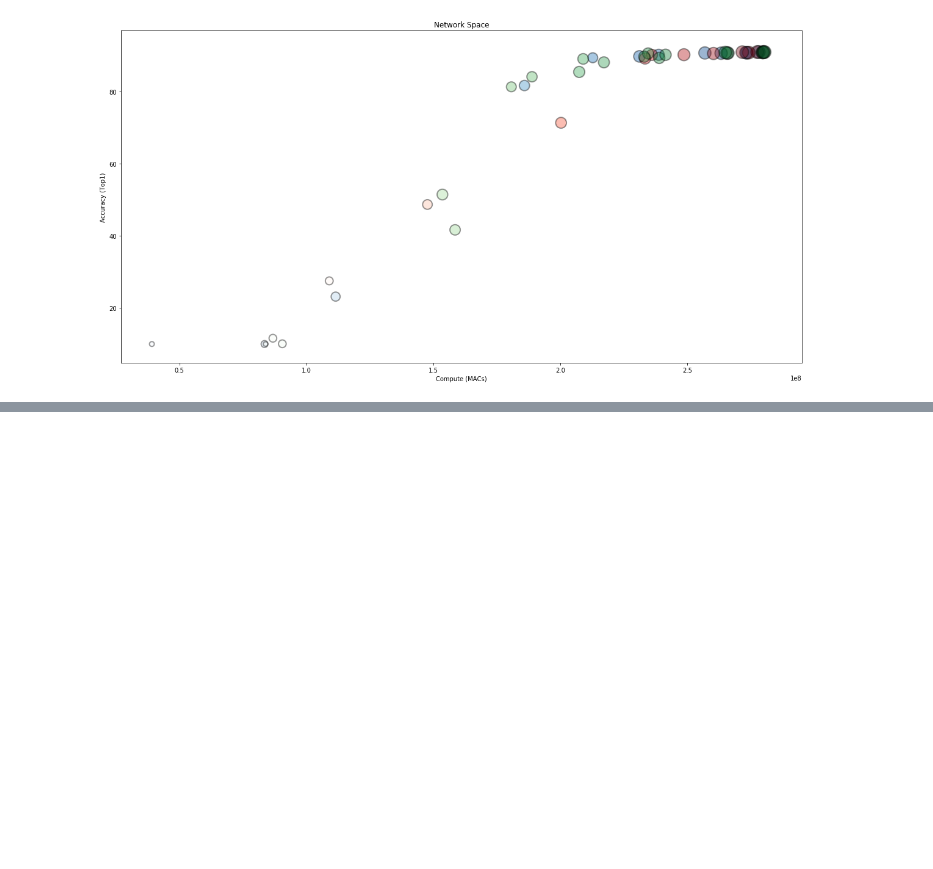
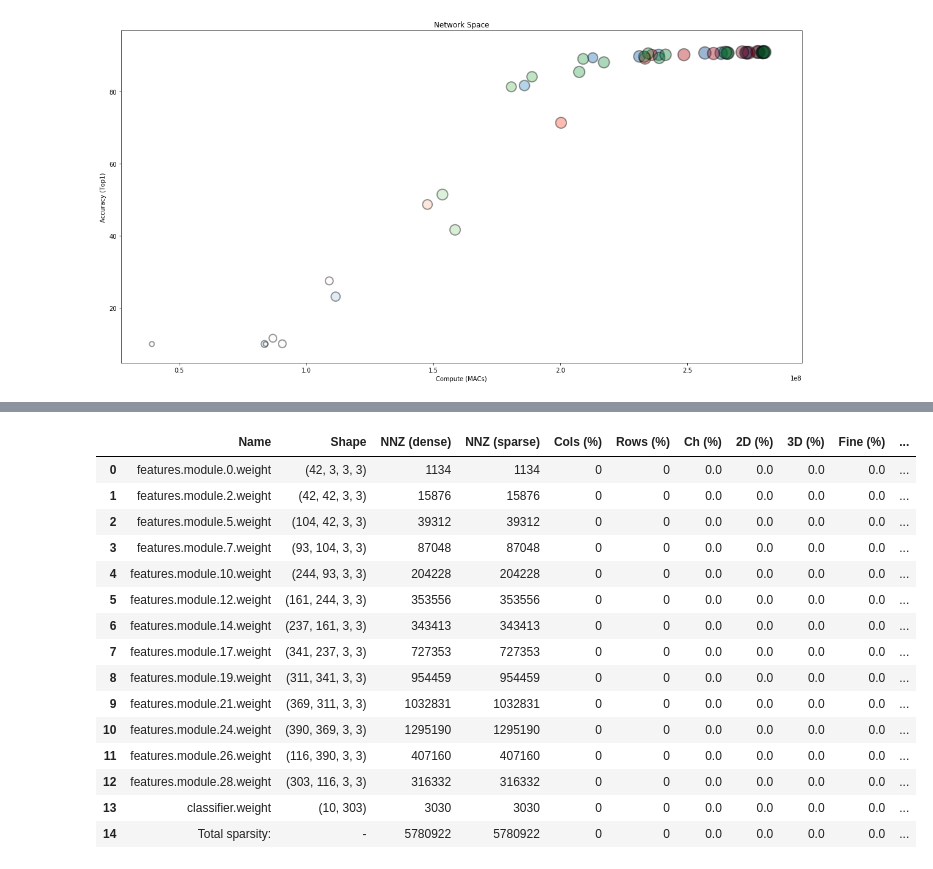
Before and after one commit to IntelLabs/distiller, a Jupyter notebook: examples/automated_deep_compression/comparing_model_spaces.ipynb, the cells around one changed output, grey strips where cells are left out. Drawn from its saved outputs; the diff is of its cells as text; code cells hidden in the pictures; blank space fills up the shorter version.

```diff
--- a/examples/automated_deep_compression/comparing_model_spaces.ipynb
+++ b/examples/automated_deep_compression/comparing_model_spaces.ipynb
@@ -67,0 +126,23 @@ plt.show()
+# %%
+checkpoint_file = "../classifier_compression/logs/master___2018.07.25-205658/BEST_adc_episode_008_checkpoint.pth.tar"
+
+model = models.create_model(pretrained=False, dataset=dataset, arch=arch)
+apputils.load_checkpoint(model, checkpoint_file);
+distiller.weights_sparsity_summary(model)
+# %% [output]
+|  | Name | Shape | NNZ (dense) | NNZ (sparse) | Cols (%) | Rows (%) | Ch (%) | 2D (%) | 3D (%) | Fine (%) | ... |
+| 0 | features.module.0.weight | (42, 3, 3, 3) | 1134 | 1134 | 0 | 0 | 0.0 | 0.0 | 0.0 | 0.0 | ... |
+| 1 | features.module.2.weight | (42, 42, 3, 3) | 15876 | 15876 | 0 | 0 | 0.0 | 0.0 | 0.0 | 0.0 | ... |
+| 2 | features.module.5.weight | (104, 42, 3, 3) | 39312 | 39312 | 0 | 0 | 0.0 | 0.0 | 0.0 | 0.0 | ... |
+| 3 | features.module.7.weight | (93, 104, 3, 3) | 87048 | 87048 | 0 | 0 | 0.0 | 0.0 | 0.0 | 0.0 | ... |
+| 4 | features.module.10.weight | (244, 93, 3, 3) | 204228 | 204228 | 0 | 0 | 0.0 | 0.0 | 0.0 | 0.0 | ... |
+| 5 | features.module.12.weight | (161, 244, 3, 3) | 353556 | 353556 | 0 | 0 | 0.0 | 0.0 | 0.0 | 0.0 | ... |
+| 6 | features.module.14.weight | (237, 161, 3, 3) | 343413 | 343413 | 0 | 0 | 0.0 | 0.0 | 0.0 | 0.0 | ... |
+| 7 | features.module.17.weight | (341, 237, 3, 3) | 727353 | 727353 | 0 | 0 | 0.0 | 0.0 | 0.0 | 0.0 | ... |
+| 8 | features.module.19.weight | (311, 341, 3, 3) | 954459 | 954459 | 0 | 0 | 0.0 | 0.0 | 0.0 | 0.0 | ... |
+| 9 | features.module.21.weight | (369, 311, 3, 3) | 1032831 | 1032831 | 0 | 0 | 0.0 | 0.0 | 0.0 | 0.0 | ... |
+| 10 | features.module.24.weight | (390, 369, 3, 3) | 1295190 | 1295190 | 0 | 0 | 0.0 | 0.0 | 0.0 | 0.0 | ... |
+| 11 | features.module.26.weight | (116, 390, 3, 3) | 407160 | 407160 | 0 | 0 | 0.0 | 0.0 | 0.0 | 0.0 | ... |
+| 12 | features.module.28.weight | (303, 116, 3, 3) | 316332 | 316332 | 0 | 0 | 0.0 | 0.0 | 0.0 | 0.0 | ... |
+| 13 | classifier.weight | (10, 303) | 3030 | 3030 | 0 | 0 | 0.0 | 0.0 | 0.0 | 0.0 | ... |
+| 14 | Total sparsity: | - | 5780922 | 5780922 | 0 | 0 | 0.0 | 0.0 | 0.0 | 0.0 | ... |
```
Also changed, not shown: parts of 9 cells of this notebook, 3 other files.
